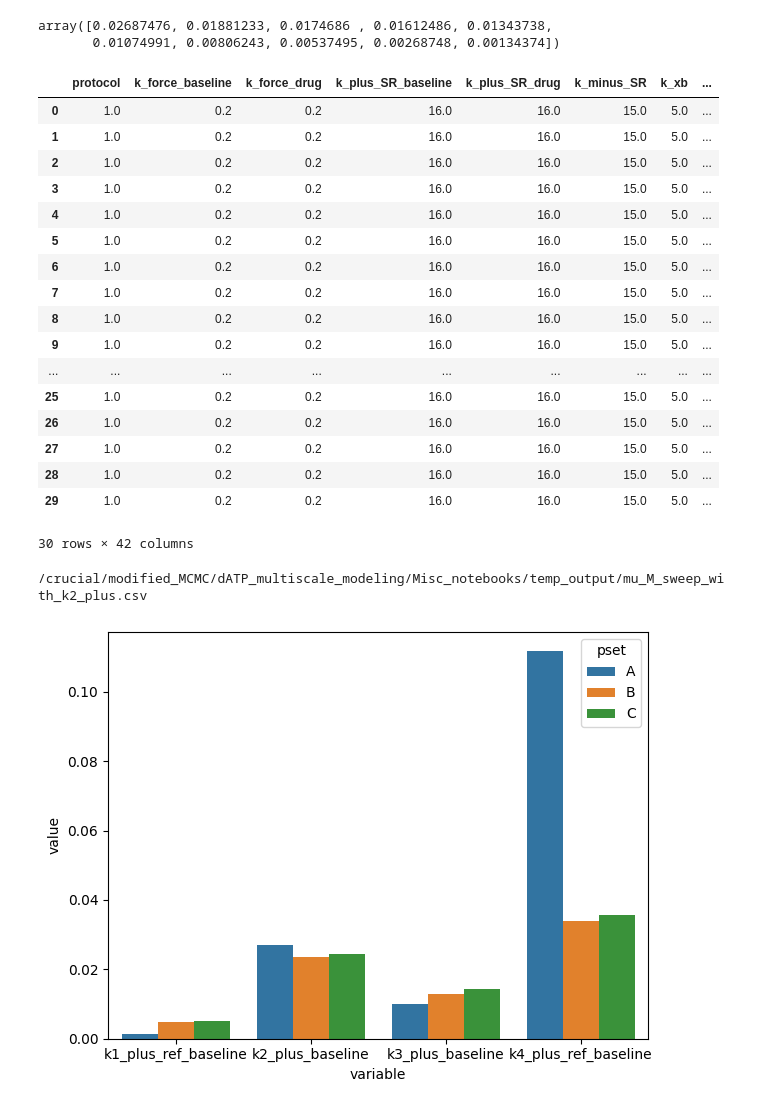
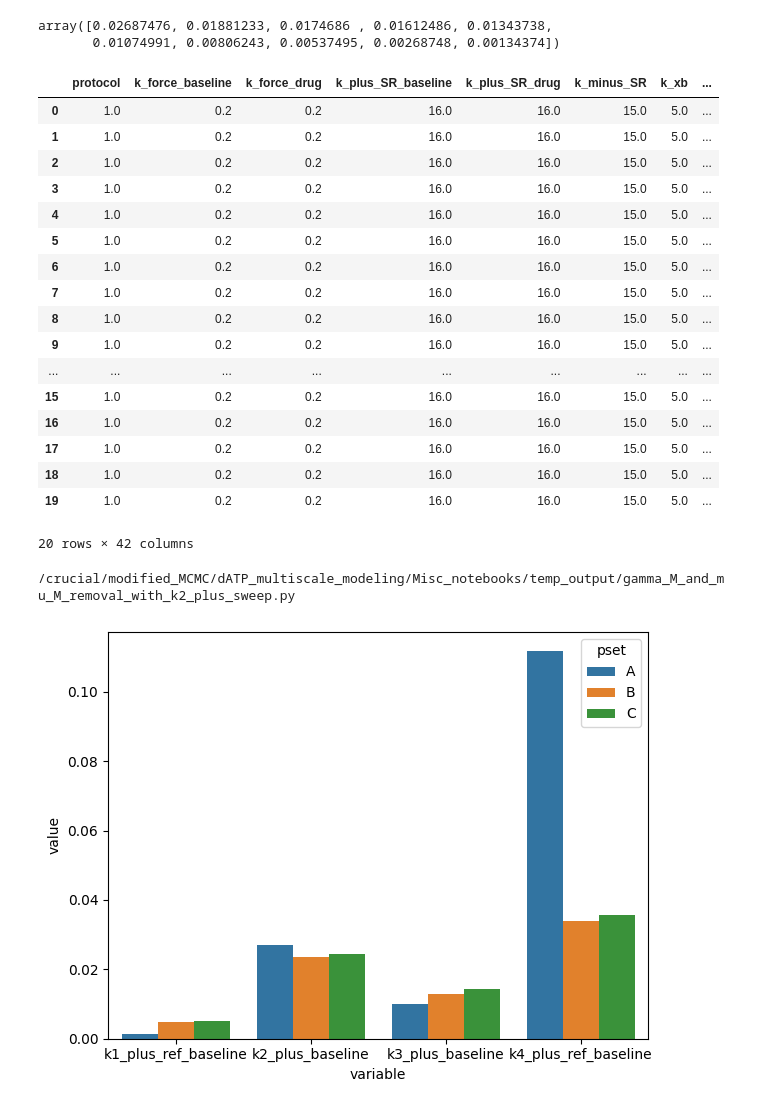
Before and after one commit to marcushock/dATP_multiscale_modeling, a Jupyter notebook: Misc_notebooks/parameter_input_generator.ipynb, the cells around one changed output. Saved outputs shown, nothing was run; the diff lists cells and outputs as text; code cells hidden in the pictures.

Commit message:
Changing the inputs again for the new experiment to look at decreasing mu_M and gamma_M.

```diff
--- a/Misc_notebooks/parameter_input_generator.ipynb
+++ b/Misc_notebooks/parameter_input_generator.ipynb
@@ -197,48 +197,48 @@ drug_conc = add_parameter_grid(previous_csv, {
     'K_D': [6.817],
     'k_plus_SS': [0.02],
     'k2_plus_baseline': k2_drug_rates,
     'coop_N': [1],
     'percent_drug': [0],
     'alpha' : [0.01],
     'beta' : [0.75],
     'eta' : [0.85],
     # 'gamma_B': [previous_csv['gamma_B'].values[0] ,1],
-    # 'gamma_M': np.linspace(previous_csv['gamma_M'].values[0] ,1, 21),
+    'gamma_M': [previous_csv.loc[0,'gamma_M'] * 0.5, 1],
     # 'mu_B': [previous_csv['mu_B'].values[0] ,1],
-    'mu_M': [previous_csv['mu_M'].values[0] , 1.5,1],
+    'mu_M': [1],
 })
 
 # May or may not want to comment this
 drug_conc.K_D = 6.817
 # Remove the first row which is duplicate of baseline
 drug_conc = drug_conc.iloc[1: , :].reset_index(drop=True)
 drug_conc# .to_csv('temp_output/pset_C_K_D_sweep_fit
 # %% [output]
 |  | protocol | k_force_baseline | k_force_drug | k_plus_SR_baseline | k_plus_SR_drug | k_minus_SR | k_xb | ... |
 | 0 | 1.0 | 0.2 | 0.2 | 16.0 | 16.0 | 15.0 | 5.0 | ... |
 | 1 | 1.0 | 0.2 | 0.2 | 16.0 | 16.0 | 15.0 | 5.0 | ... |
 | 2 | 1.0 | 0.2 | 0.2 | 16.0 | 16.0 | 15.0 | 5.0 | ... |
 | 3 | 1.0 | 0.2 | 0.2 | 16.0 | 16.0 | 15.0 | 5.0 | ... |
 | 4 | 1.0 | 0.2 | 0.2 | 16.0 | 16.0 | 15.0 | 5.0 | ... |
 | 5 | 1.0 | 0.2 | 0.2 | 16.0 | 16.0 | 15.0 | 5.0 | ... |
 | 6 | 1.0 | 0.2 | 0.2 | 16.0 | 16.0 | 15.0 | 5.0 | ... |
 | 7 | 1.0 | 0.2 | 0.2 | 16.0 | 16.0 | 15.0 | 5.0 | ... |
 | 8 | 1.0 | 0.2 | 0.2 | 16.0 | 16.0 | 15.0 | 5.0 | ... |
 | 9 | 1.0 | 0.2 | 0.2 | 16.0 | 16.0 | 15.0 | 5.0 | ... |
 | ... | ... | ... | ... | ... | ... | ... | ... | ... |
-| 25 | 1.0 | 0.2 | 0.2 | 16.0 | 16.0 | 15.0 | 5.0 | ... |
-| 26 | 1.0 | 0.2 | 0.2 | 16.0 | 16.0 | 15.0 | 5.0 | ... |
-| 27 | 1.0 | 0.2 | 0.2 | 16.0 | 16.0 | 15.0 | 5.0 | ... |
-| 28 | 1.0 | 0.2 | 0.2 | 16.0 | 16.0 | 15.0 | 5.0 | ... |
-| 29 | 1.0 | 0.2 | 0.2 | 16.0 | 16.0 | 15.0 | 5.0 | ... |
+| 15 | 1.0 | 0.2 | 0.2 | 16.0 | 16.0 | 15.0 | 5.0 | ... |
+| 16 | 1.0 | 0.2 | 0.2 | 16.0 | 16.0 | 15.0 | 5.0 | ... |
+| 17 | 1.0 | 0.2 | 0.2 | 16.0 | 16.0 | 15.0 | 5.0 | ... |
+| 18 | 1.0 | 0.2 | 0.2 | 16.0 | 16.0 | 15.0 | 5.0 | ... |
+| 19 | 1.0 | 0.2 | 0.2 | 16.0 | 16.0 | 15.0 | 5.0 | ... |
-30 rows × 42 columns
+20 rows × 42 columns
 # %%
 if input("Want to save this? (y/n) ") == 'y':
     fname = input("Write the filename you want to save as (include the .csv extension): ")
     drug_conc.to_csv(f'temp_output/{fname}', index=False)
     print(f"/crucial/modified_MCMC/dATP_multiscale_modeling/Misc_notebooks/temp_output/{fname}")
 # %% [output]
-/crucial/modified_MCMC/dATP_multiscale_modeling/Misc_notebooks/temp_output/mu_M_sweep_with_k2_plus.csv
+/crucial/modified_MCMC/dATP_multiscale_modeling/Misc_notebooks/temp_output/gamma_M_and_mu_M_removal_with_k2_plus_sweep.py
 # %%
 cols  = ['k1_plus_ref_baseline', 'k2_plus_baseline', 'k3_plus_baseline', 'k4_plus_ref_baseline']
 # %%
```
